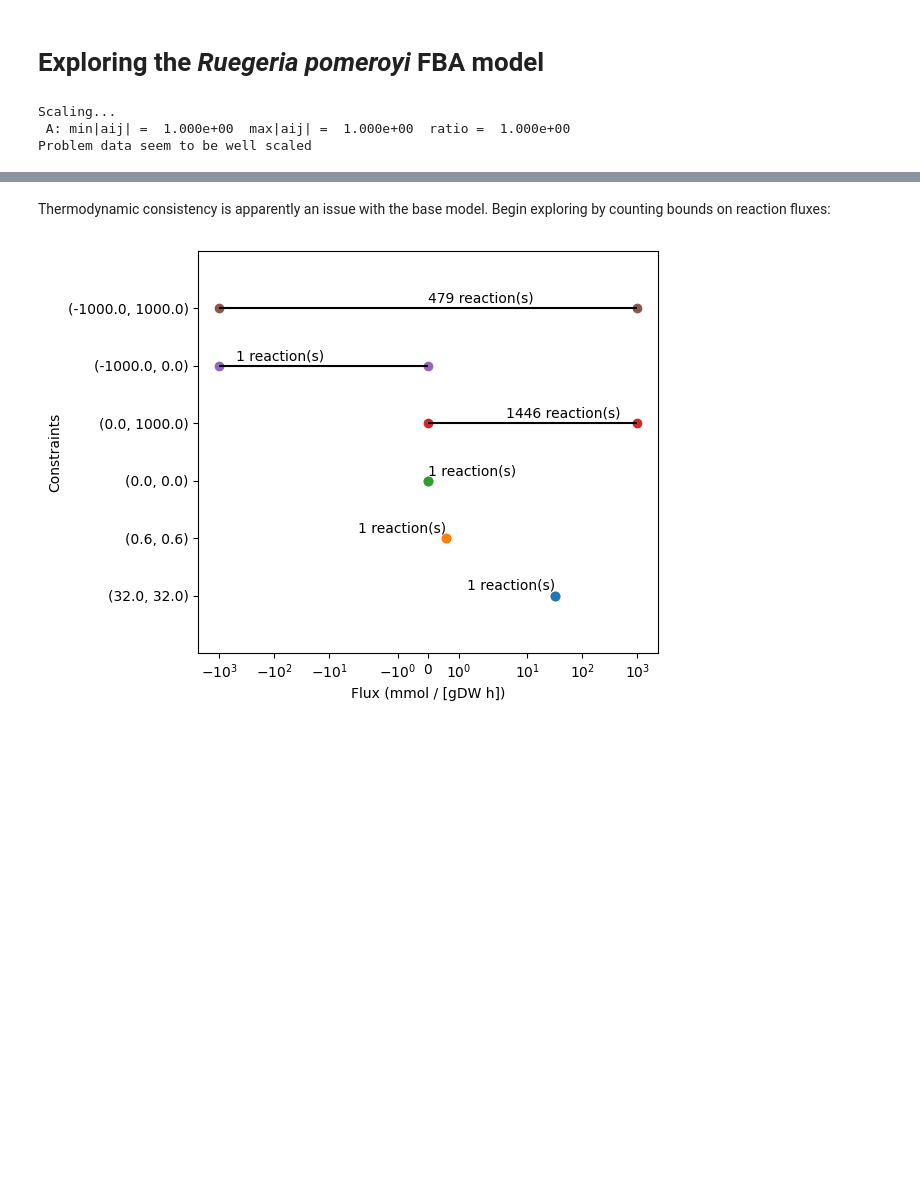
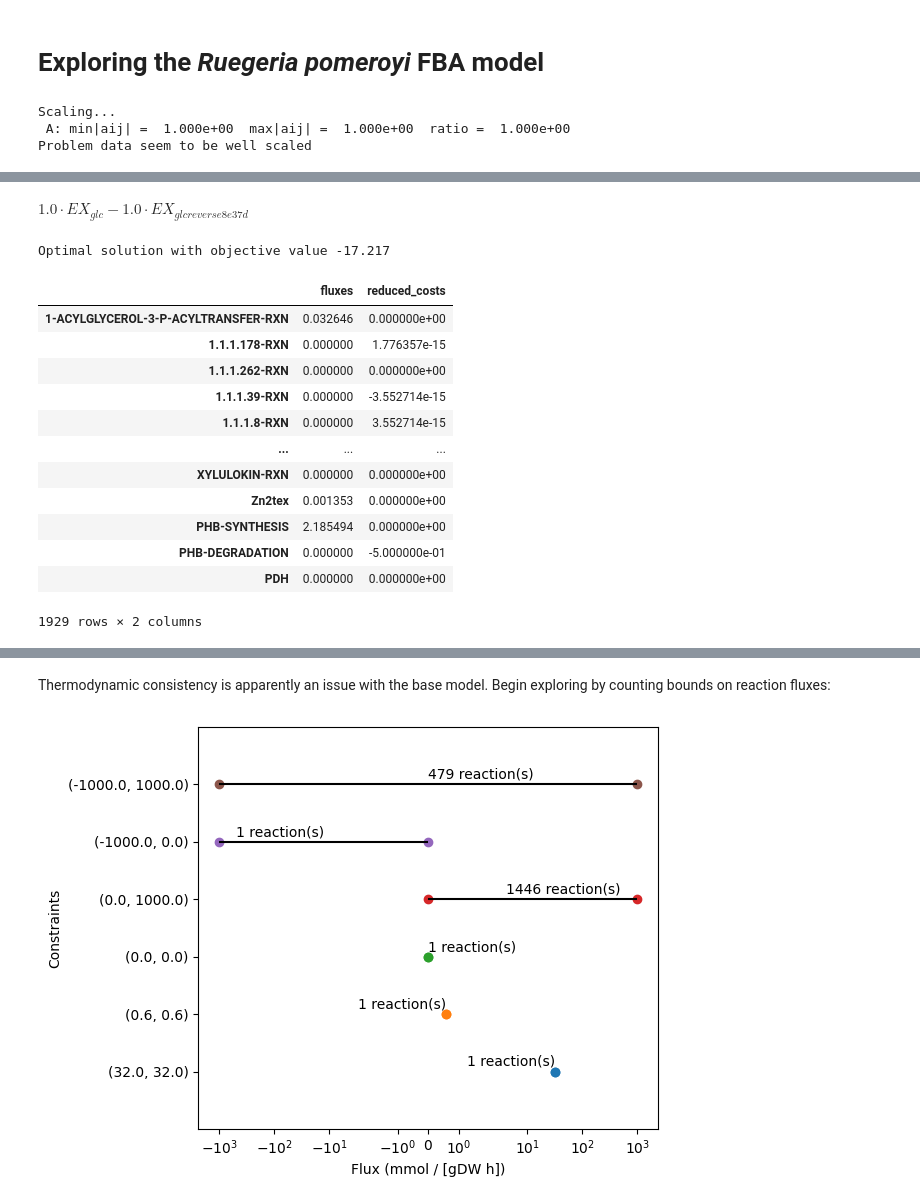
Before and after one commit to C-CoMP-STC/rpom-fba, a Jupyter notebook: notebooks/explore_models.ipynb, the cells around one changed output, grey strips where cells are left out. Cells and saved outputs as stored; diff of their text form; code cells hidden in the pictures; blank space fills up the shorter version.

Commit message:
exploring model, trying to connect gene names

```diff
--- a/notebooks/explore_models.ipynb
+++ b/notebooks/explore_models.ipynb
@@ -17,0 +66,22 @@ Problem data seem to be well scaled
+# %%
+model.objective.expression
+# %% [output]
+$\displaystyle 1.0 \cdot EX_{glc} - 1.0 \cdot EX_{glc reverse 8e37d}$
+# %%
+solution = model.optimize()
+solution
+# %% [output]
+Optimal solution with objective value -17.217
+|  | fluxes | reduced_costs |
+| 1-ACYLGLYCEROL-3-P-ACYLTRANSFER-RXN | 0.032646 | 0.000000e+00 |
+| 1.1.1.178-RXN | 0.000000 | 1.776357e-15 |
+| 1.1.1.262-RXN | 0.000000 | 0.000000e+00 |
+| 1.1.1.39-RXN | 0.000000 | -3.552714e-15 |
+| 1.1.1.8-RXN | 0.000000 | 3.552714e-15 |
+| ... | ... | ... |
+| XYLULOKIN-RXN | 0.000000 | 0.000000e+00 |
+| Zn2tex | 0.001353 | 0.000000e+00 |
+| PHB-SYNTHESIS | 2.185494 | 0.000000e+00 |
+| PHB-DEGRADATION | 0.000000 | -5.000000e-01 |
+| PDH | 0.000000 | 0.000000e+00 |
+1929 rows × 2 columns
```
Also changed, not shown: parts of 9 cells of this notebook, 4 other files.
